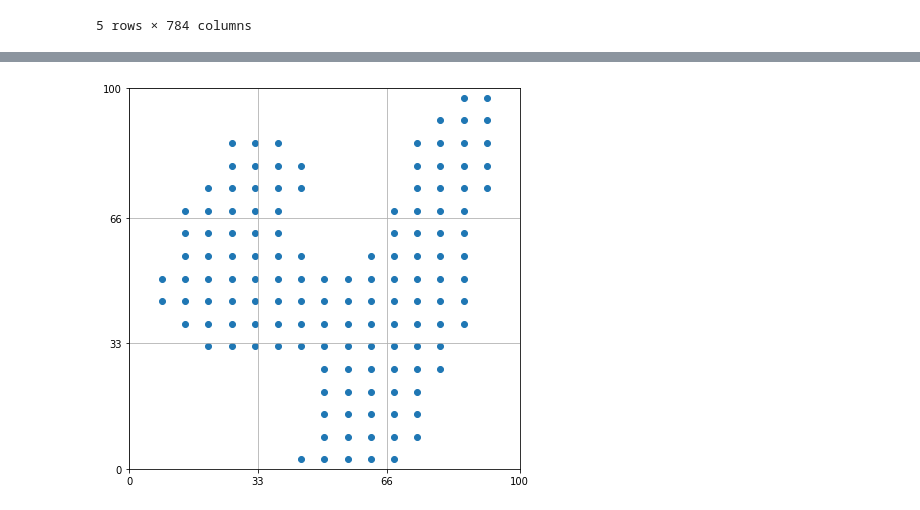
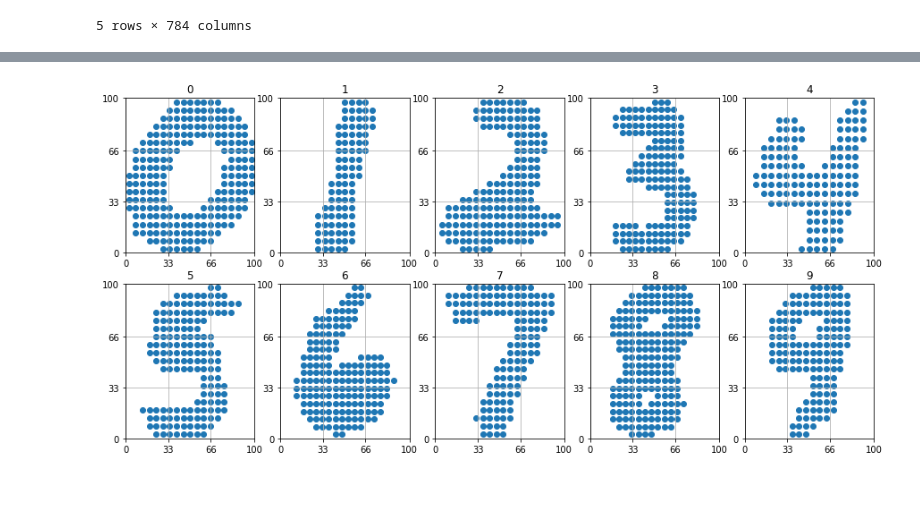
Before and after one commit to bsakshat/digits-classification, a Jupyter notebook: image.ipynb, the cells around one changed output, grey strips where cells are left out. Cells and saved outputs as stored; diff of their text form; code cells hidden in the pictures.

```diff
--- a/image.ipynb
+++ b/image.ipynb
@@ -91,0 +108,21 @@ def zoom(arr, t):
+# %%
+plt.figure(figsize=(10, 5))
+cord = to_coord(average.iloc[0].values, 75)
+cor = zoom(average.iloc[0].values, 75)
+plt.subplot(1, 2, 1)
+plt.scatter(cord[:, 0], cord[:, 1])
+plt.grid()
+plt.xticks([0,100])
+plt.yticks([0,100])
+plt.xlim((0,100))
+plt.ylim((0,100))
+plt.title(0)
+plt.subplot(1, 2, 2)
+plt.scatter(cor[:, 0], cor[:, 1])
+plt.grid()
+plt.xticks([0,100])
+plt.yticks([0,100])
+plt.xlim((0,100))
+plt.ylim((0,100))
+plt.title(0)
+plt.show()
@@ -92,12 +131,15 @@ def zoom(arr, t):
 # %%
-cord = zoom(average.iloc[4].values, 75)
-plt.figure(figsize=(7,7))
-plt.scatter(cord[:,0],cord[:,1])
-plt.grid()
-plt.xticks([0,33,66,100])
-plt.yticks([0,33,66,100])
-plt.xlim((0,100))
-plt.ylim((0,100))
+plt.figure(figsize=(15, 7))
+for i in range(10):
+    cor = zoom(average.iloc[i].values, 75)
+    plt.subplot(2, 5, i+1)
+    plt.scatter(cor[:, 0], cor[:, 1])
+    plt.grid()
+    plt.xticks([0,33,66,100])
+    plt.yticks([0,33,66,100])
+    plt.xlim((0,100))
+    plt.ylim((0,100))
+    plt.title(i)
 plt.show()
 # %% [output]
-[figure, old version]
+[figure, new version]
```
Also changed, not shown: parts of 9 cells of this notebook.
